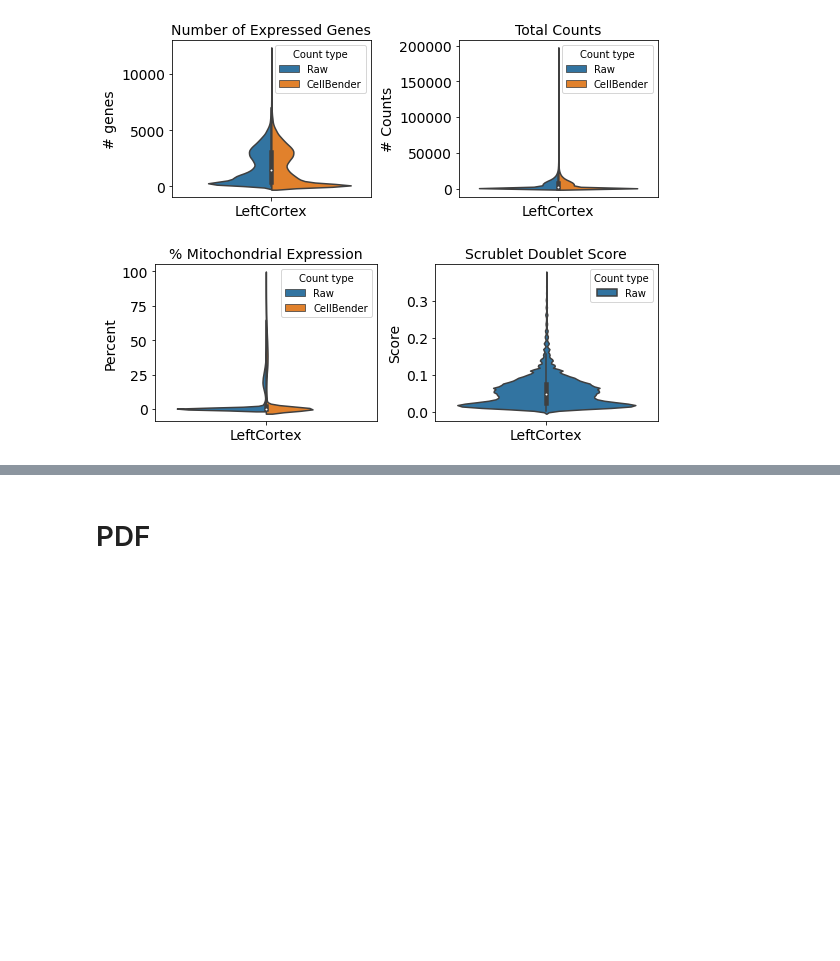
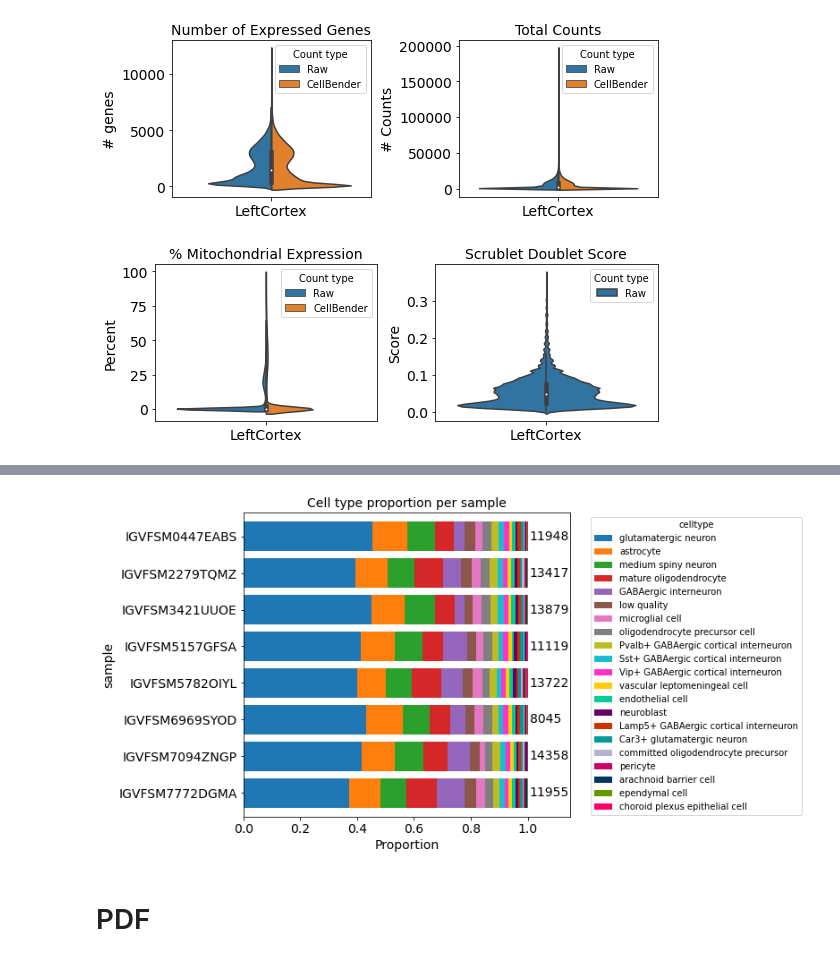
Before and after one commit to mortazavilab/parse_pipeline, a Jupyter notebook: annotation/Plate_Report.ipynb, the cells around one changed output, grey strips where cells are left out. Drawn from its saved outputs; the diff is of its cells as text; code cells hidden in the pictures; blank space fills up the shorter version.

```diff
--- a/annotation/Plate_Report.ipynb
+++ b/annotation/Plate_Report.ipynb
@@ -658,2 +810,94 @@ plt.show()
+# %%
+def stacked_barplot_proportions(adata, cluster_key, var_key, fsize=(12, 6), title=None, annotations=True, reverse_order=False, custom_order=None, custom_colors=None):
+    colors = sns.color_palette("husl", n_colors=len(adata[var_key].unique()))
+
+    # Group the data by 'cluster_key' and 'var_key', count occurrences, and calculate proportions
+    grouped_data = adata.groupby([cluster_key, var_key]).size().unstack().fillna(0)
+    proportions = grouped_data.div(grouped_data.sum(axis=1), axis=0)
+
+    celltype_counts = adata[var_key].value_counts()
+    ordered_celltypes = celltype_counts.index.tolist()
+
+    # Group the data by 'cluster_key' and 'var_key', count occurrences, and calculate proportions
+    grouped_data = adata.groupby([cluster_key, var_key]).size().unstack().fillna(0)
+    proportions = grouped_data.div(grouped_data.sum(axis=1), axis=0)
+
+    # Reorder the columns (cell types) based on the celltype counts
+    proportions = proportions[ordered_celltypes]
+
+    # Apply custom order if provided
+    if custom_order:
+        proportions = proportions.loc[custom_order]
+    if custom_colors:
+        colors = custom_colors
+
+    # Reverse the order of the DataFrame if reverse_order is True
+    if reverse_order:
+        proportions = proportions.iloc[::-1]
+        m = adata.groupby([cluster_key]).size().to_frame().iloc[::-1]
+    else:
+        m = adata.groupby([cluster_key]).size().to_frame()
+
+    #sns.set_style('white')
+    # Create the stacked bar plot
+    ax = proportions.plot(kind='barh', color=colors, stacked=True, figsize=fsize, width=0.8, edgecolor=None)
+
+    if annotations:
+        for i, txt in enumerate(m[0]):
+            ax.text(0.875, i, txt, fontsize=14, va='center', transform=ax.get_yaxis_transform())
+
+    plt.xlim(0, 1.15)
+    ax.tick_params(axis="x", labelsize=14)
+    ax.tick_params(axis="y", labelsize=14)
+    ax.set_xlabel("Proportion", fontsize=14)
+
+    ax.set_ylabel(cluster_key)
+    ax.set_ylabel("sample", fontsize=14)
+    ax.set_title(title, fontsize=14)
+
+    if annotations:
+        ax.legend(title=var_key, bbox_to_anchor=(1.05, 1), loc='upper left')
+    else:
+        ax.get_legend().remove()
+
+    ax.grid(False)
+
+    # Save the plot
+    celltype_prop = "sample_celltype_proportions.png"
+    plt.savefig(celltype_prop, format='png', bbox_inches='tight', dpi=300)
+
+    plt.show()
+
+custom_colors = [
+    "#1f77b4",  # Blue
+    "#ff7f0e",  # Orange
+    "#2ca02c",  # Green
+    "#d62728",  # Red
+    "#9467bd",  # Purple
+    "#8c564b",  # Brown
+    "#e377c2",  # Pink
+    "#7f7f7f",  # Gray
+    "#bcbd22",  # Olive
+    "#17becf",  # Teal
+    "#ff33cc",  # Magenta
+    "#ffcc00",  # Gold
+    "#00cc99",  # Turquoise
+    "#660066",  # Dark Purple
+    "#cc3300",  # Burnt Orange
+    "#009999",  # Cyan
+    "#b3b3cc",  # Lavender
+    "#cc0066",  # Raspberry
+    "#003366",  # Navy Blue
+    "#669900",  # Olive Green
+    "#ff0066"   # Hot Pink
+]
+
+stacked_barplot_proportions(adata.obs, cluster_key = 'IGVF_accession',
+                            fsize = (6.55,6.25),
+                            custom_colors = custom_colors,
+                            title = "Cell type proportion per sample",
+                            var_key = 'celltype', reverse_order = True)
+# %% [output]
+[figure, added]
 # %% [markdown]
 # PDF
```
Also changed, not shown: parts of 9 cells of this notebook, 3 other files.
